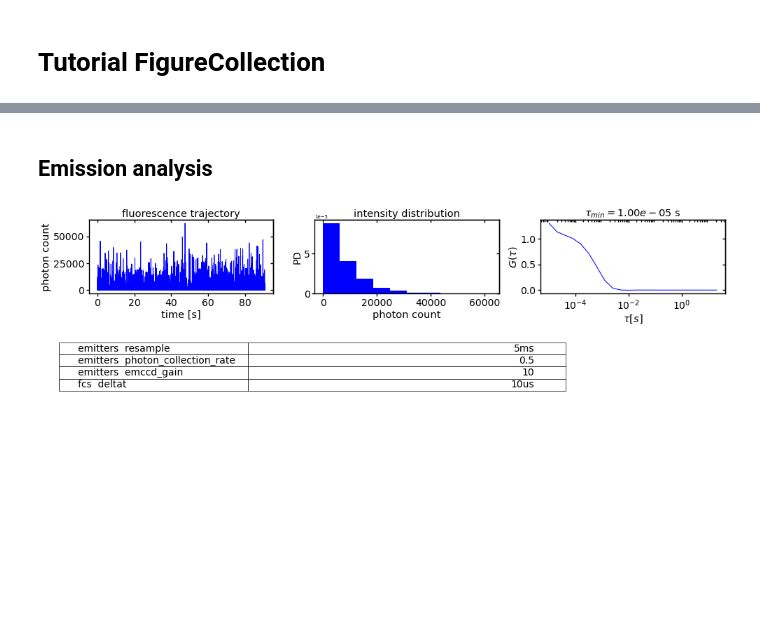
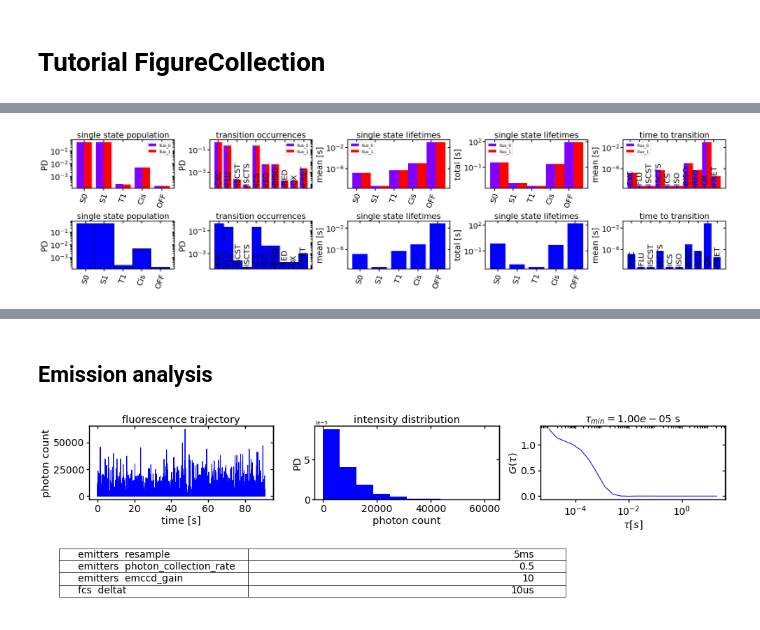
Before and after one commit to super-resolution/Fluopy, a Jupyter notebook: notebooks/tutorials/tutorial_figurecollection.ipynb, the cells around one changed output, grey strips where cells are left out. Drawn from its saved outputs; the diff is of its cells as text; code cells hidden in the pictures; blank space fills up the shorter version.

```diff
--- a/notebooks/tutorials/tutorial_figurecollection.ipynb
+++ b/notebooks/tutorials/tutorial_figurecollection.ipynb
@@ -36,3 +45,17 @@ fig, ax = system.plot.network(10)
+# %%
+fig, ax = system.plot.populations(mode="single_states", single_fluorophores=True, scale=0.5, ncols=5, nrows=2, fig_width=25, fig_height=6)
+_, _ = system.plot.populations(mode="single_states", single_fluorophores=False, scale=1, fig=fig, axes=ax[1, 0])
+_, _ = system.plot.populations(mode='transitions', single_fluorophores=True, scale=1, fig=fig, axes=ax[0, 1])
+_, _ = system.plot.populations(mode='transitions', single_fluorophores=False, scale=1, fig=fig, axes=ax[1, 1])
+_, _ = system.plot.lifetimes(mode='single_states', statistic='mean', single_fluorophores=True, scale=1, fig=fig, axes=ax[0, 2])
+_, _ = system.plot.lifetimes(mode='single_states', statistic='mean', single_fluorophores=False, scale=1, fig=fig, axes=ax[1, 2])
+_, _ = system.plot.lifetimes(mode='single_states', statistic='total', single_fluorophores=True, scale=1, fig=fig, axes=ax[0, 3])
+_, _ = system.plot.lifetimes(mode='single_states', statistic='total', single_fluorophores=False, scale=1, fig=fig, axes=ax[1, 3])
+_, _ = system.plot.lifetimes(mode='transitions', single_fluorophores=True, scale=1, fig=fig, axes=ax[0, 4])
+_, _ = system.plot.lifetimes(mode='transitions', single_fluorophores=False, scale=1, fig=fig, axes=ax[1, 4])
+fig.tight_layout()
+# %% [output]
+[figure, added]
 # %%
 fig, ax = system.plot.populations(mode="single_states", single_fluorophores=True, scale=0.5, ncols=5, nrows=2, fig_width=25, fig_height=6)
 _, _ = system.plot.populations(mode="single_states", single_fluorophores=False, scale=1, fig=fig, axes=ax[1, 0])
```
Also changed, not shown: parts of 8 cells of this notebook, 17 other files.
